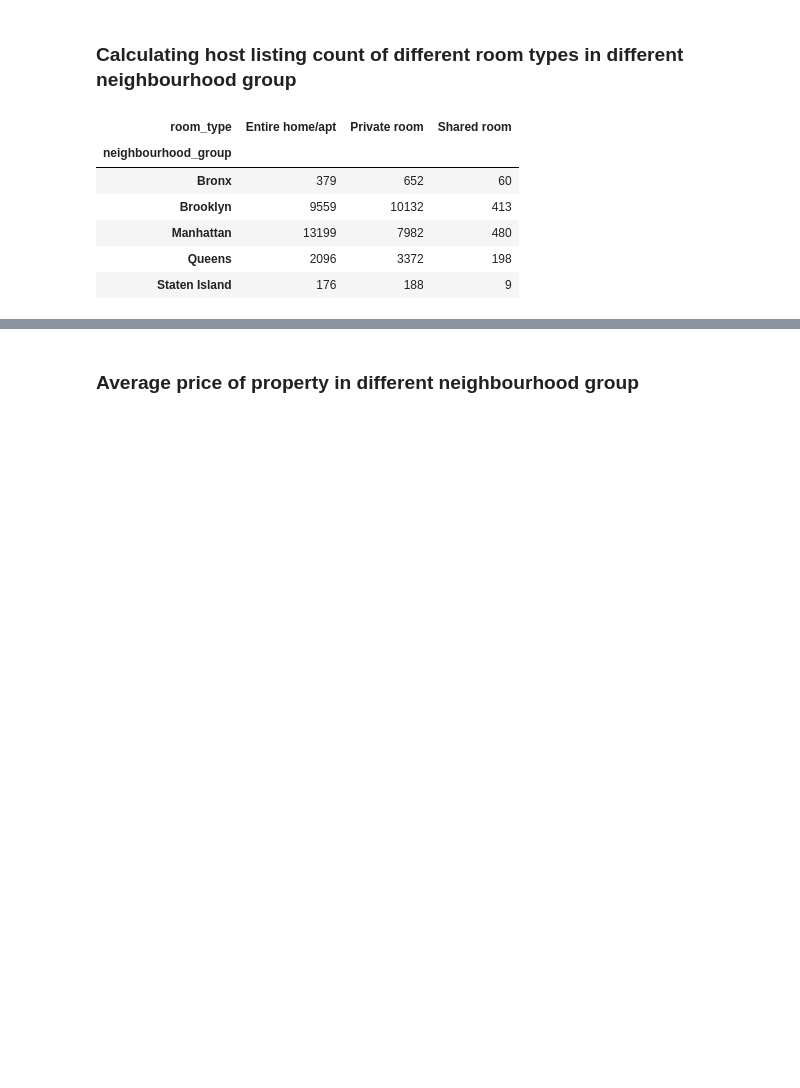
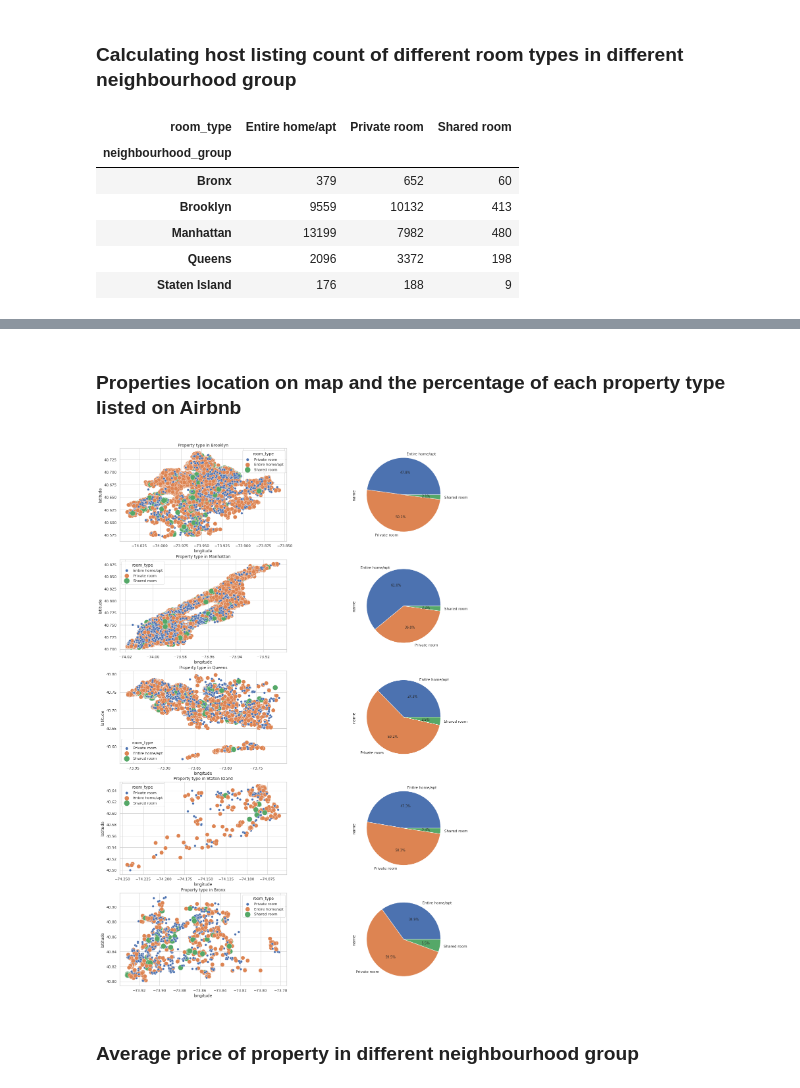
Before and after one commit to iamabd53/airbnb-booking-capston-project, a Jupyter notebook: Airbnb_1_Bookings_Analysis_Capstone_Project.ipynb, the cells around one changed output, grey strips where cells are left out. Cells and saved outputs as stored; diff of their text form; code cells hidden in the pictures; blank space fills up the shorter version.

```diff
--- a/Airbnb_1_Bookings_Analysis_Capstone_Project.ipynb
+++ b/Airbnb_1_Bookings_Analysis_Capstone_Project.ipynb
@@ -148,3 +160,19 @@ df.groupby(['neighbourhood_group','room_type'])['calculated_host_listings_count'
+# %% [markdown]
+### Properties location on map and the percentage of each property type listed on Airbnb
+# %%
+i=1
+plt.figure(figsize=(20,30))
+for city in ['Brooklyn', 'Manhattan', 'Queens', 'Staten Island', 'Bronx']:
+  df1=df[df.neighbourhood_group==city].groupby(['room_type'])['name'].nunique()
+  df2=df[df.neighbourhood_group==city]
+
+  plt.subplot(5,2,i)
+  sns.scatterplot(y=df2.latitude,x=df2.longitude,hue=df2.room_type, size=df2.room_type, sizes=(250,50)).set(title=f'Property type in {city}')
+  plt.subplot(5,2,i+1)
+  df1.plot.pie(autopct="%.1f%%")
+  i=i+2
+# %% [output]
+[figure, added]
 # %% [markdown]
 ###  Average price of property in different neighbourhood group
 # %%
```
Also changed, not shown: parts of 2 cells of this notebook.
